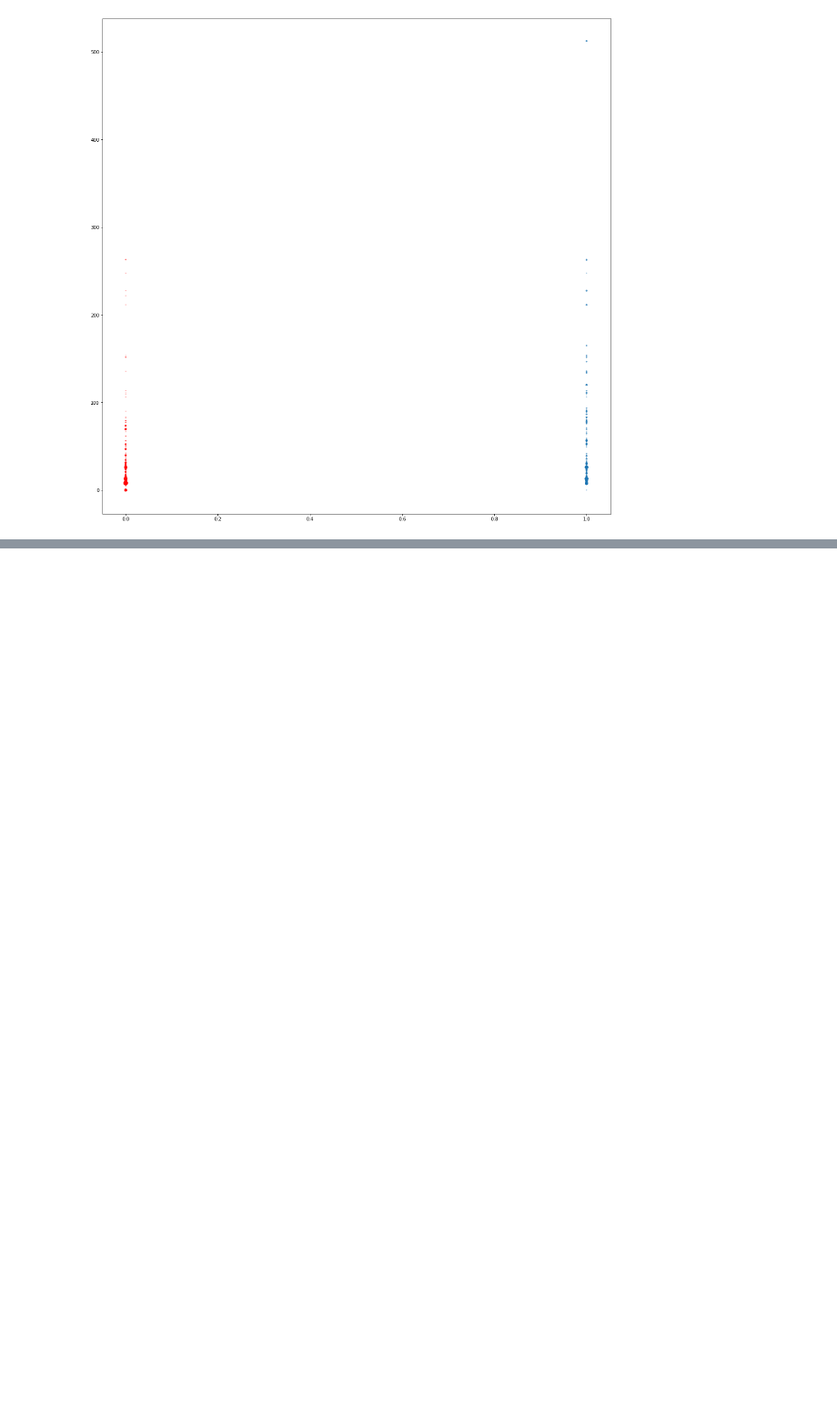
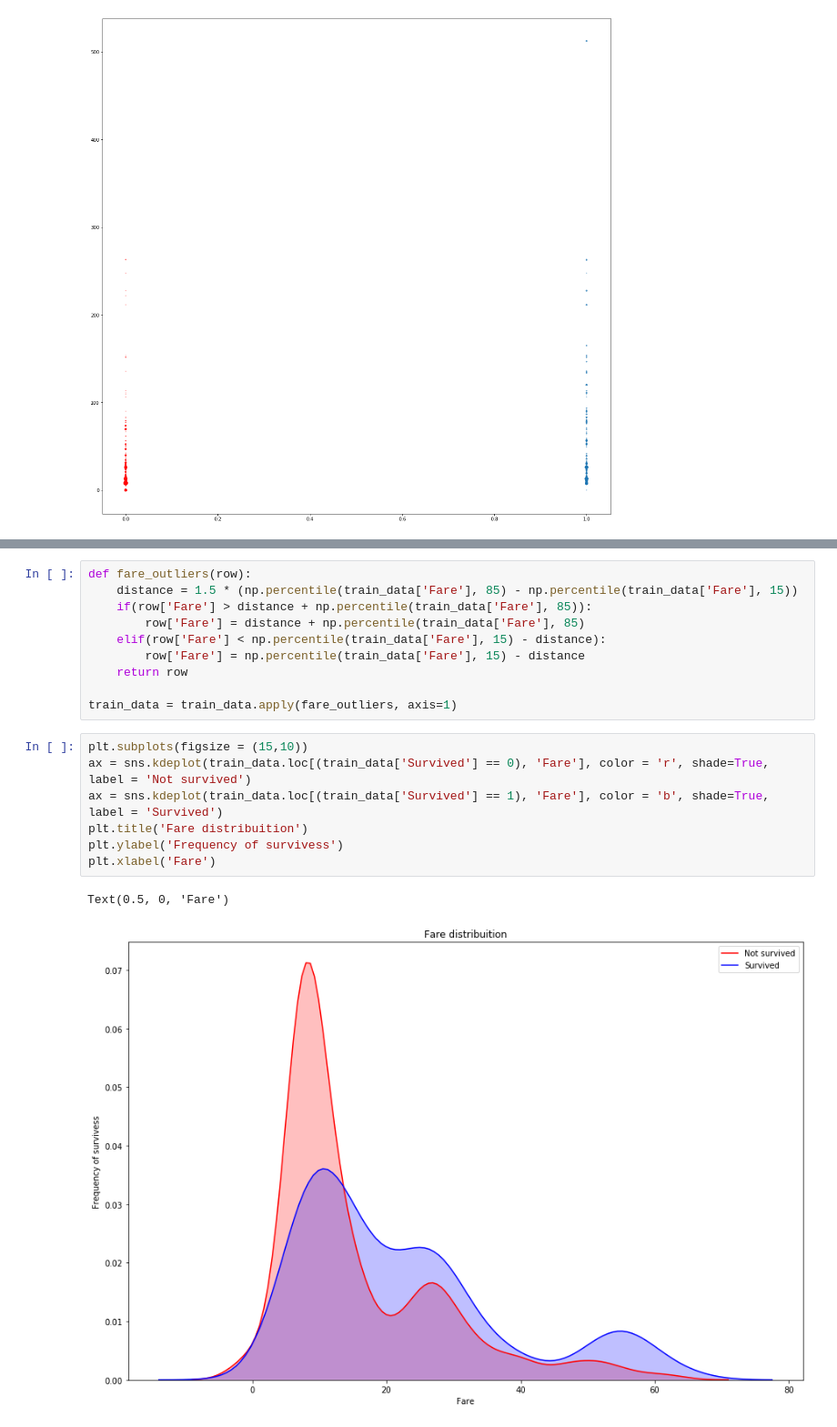
Before and after one commit to integr8/ml-titanic, a Jupyter notebook: data-visualization.ipynb, the cells around one changed output, grey strips where cells are left out. Shown at 91% size. Drawn from its saved outputs; the diff is of its cells as text; blank space fills up the shorter version.

```diff
--- a/data-visualization.ipynb
+++ b/data-visualization.ipynb
@@ -115,0 +152,20 @@ scatter_chart('Fare')
+# %%
+def fare_outliers(row):
+    distance = 1.5 * (np.percentile(train_data['Fare'], 85) - np.percentile(train_data['Fare'], 15))
+    if(row['Fare'] > distance + np.percentile(train_data['Fare'], 85)):
+        row['Fare'] = distance + np.percentile(train_data['Fare'], 85)
+    elif(row['Fare'] < np.percentile(train_data['Fare'], 15) - distance):
+        row['Fare'] = np.percentile(train_data['Fare'], 15) - distance
+    return row
+
+train_data = train_data.apply(fare_outliers, axis=1)
+# %%
+plt.subplots(figsize = (15,10))
+ax = sns.kdeplot(train_data.loc[(train_data['Survived'] == 0), 'Fare'], color = 'r', shade=True, label = 'Not survived')
+ax = sns.kdeplot(train_data.loc[(train_data['Survived'] == 1), 'Fare'], color = 'b', shade=True, label = 'Survived')
+plt.title('Fare distribuition')
+plt.ylabel('Frequency of survivess')
+plt.xlabel('Fare')
+# %% [output]
+Text(0.5, 0, 'Fare')
+[figure, added]
```
Also changed, not shown: parts of 10 cells of this notebook, 4 other files.
